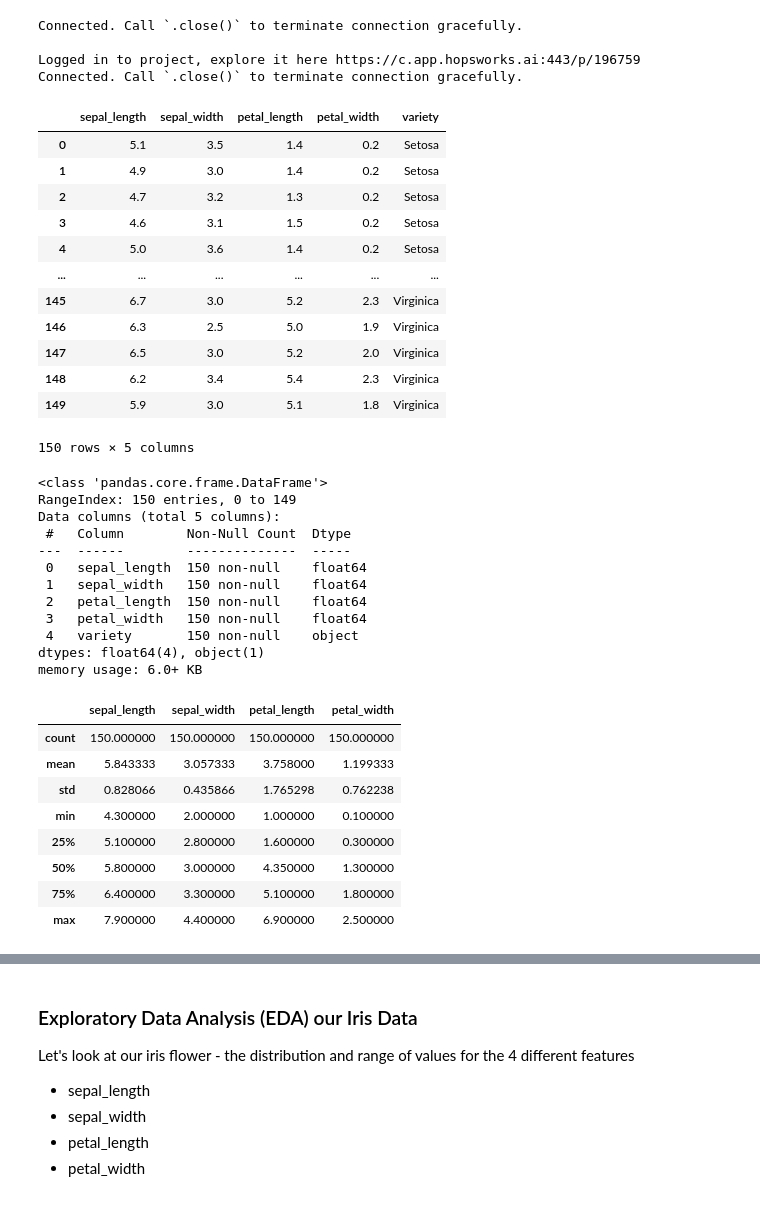
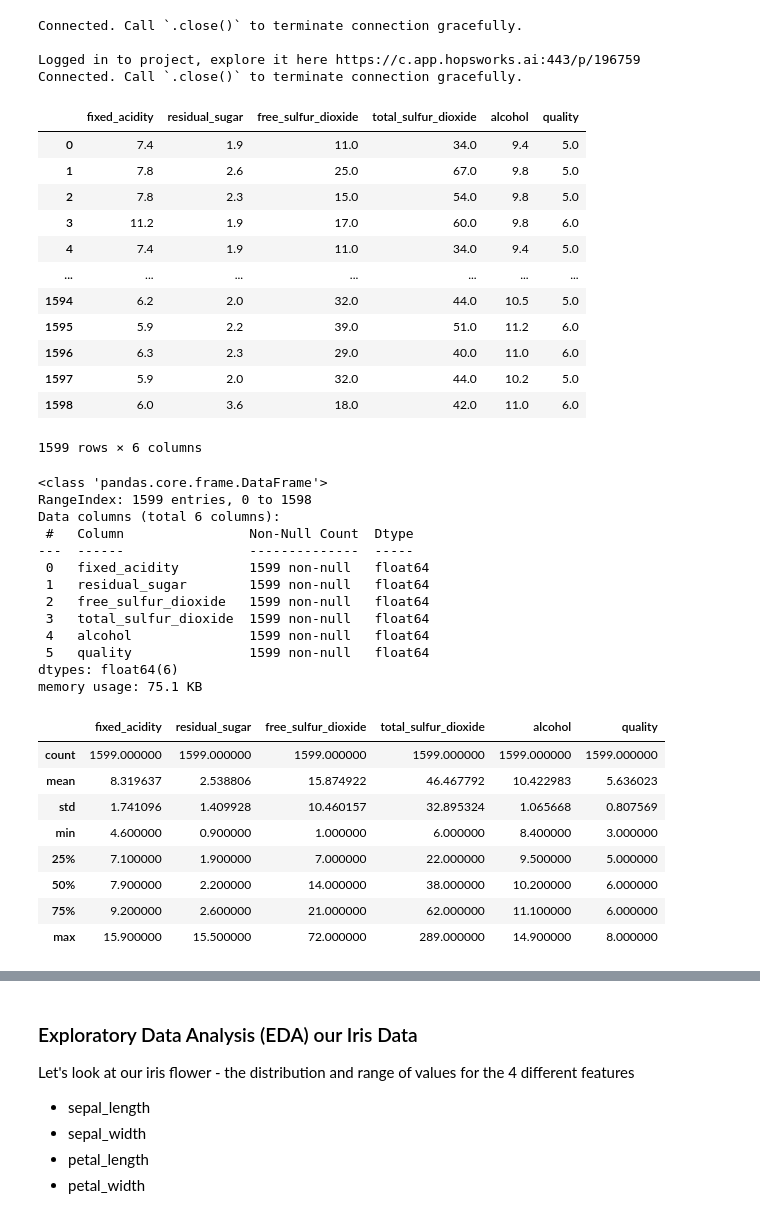
Before and after one commit to Epoxyra/id2223_lab1_wine, a Jupyter notebook: wine-eda-and-backfill-feature-group.ipynb, the cells around one changed output, grey strips where cells are left out. Cells and saved outputs as stored; diff of their text form; code cells hidden in the pictures.

```diff
--- a/wine-eda-and-backfill-feature-group.ipynb
+++ b/wine-eda-and-backfill-feature-group.ipynb
@@ -17,47 +17,49 @@ Connected. Call `.close()` to terminate connection gracefully.
 Logged in to project, explore it here https://c.app.hopsworks.ai:443/p/196759
 Connected. Call `.close()` to terminate connection gracefully.
 # %%
-iris_df = pd.read_csv("winequality-red.csv")
-iris_df
+wine_df = pd.read_csv("winequality-red.csv")
+wine_df['quality'] = wine_df['quality'].astype('float64')
+wine_df
 # %% [output]
-|  | sepal_length | sepal_width | petal_length | petal_width | variety |
-| 0 | 5.1 | 3.5 | 1.4 | 0.2 | Setosa |
-| 1 | 4.9 | 3.0 | 1.4 | 0.2 | Setosa |
-| 2 | 4.7 | 3.2 | 1.3 | 0.2 | Setosa |
-| 3 | 4.6 | 3.1 | 1.5 | 0.2 | Setosa |
-| 4 | 5.0 | 3.6 | 1.4 | 0.2 | Setosa |
-| ... | ... | ... | ... | ... | ... |
-| 145 | 6.7 | 3.0 | 5.2 | 2.3 | Virginica |
-| 146 | 6.3 | 2.5 | 5.0 | 1.9 | Virginica |
-| 147 | 6.5 | 3.0 | 5.2 | 2.0 | Virginica |
-| 148 | 6.2 | 3.4 | 5.4 | 2.3 | Virginica |
-| 149 | 5.9 | 3.0 | 5.1 | 1.8 | Virginica |
+|  | fixed_acidity | residual_sugar | free_sulfur_dioxide | total_sulfur_dioxide | alcohol | quality |
+| 0 | 7.4 | 1.9 | 11.0 | 34.0 | 9.4 | 5.0 |
+| 1 | 7.8 | 2.6 | 25.0 | 67.0 | 9.8 | 5.0 |
+| 2 | 7.8 | 2.3 | 15.0 | 54.0 | 9.8 | 5.0 |
+| 3 | 11.2 | 1.9 | 17.0 | 60.0 | 9.8 | 6.0 |
+| 4 | 7.4 | 1.9 | 11.0 | 34.0 | 9.4 | 5.0 |
+| ... | ... | ... | ... | ... | ... | ... |
+| 1594 | 6.2 | 2.0 | 32.0 | 44.0 | 10.5 | 5.0 |
+| 1595 | 5.9 | 2.2 | 39.0 | 51.0 | 11.2 | 6.0 |
+| 1596 | 6.3 | 2.3 | 29.0 | 40.0 | 11.0 | 6.0 |
+| 1597 | 5.9 | 2.0 | 32.0 | 44.0 | 10.2 | 5.0 |
+| 1598 | 6.0 | 3.6 | 18.0 | 42.0 | 11.0 | 6.0 |
-150 rows × 5 columns
+1599 rows × 6 columns
 # %%
-iris_df.info()
+wine_df.info()
 # %% [output]
 <class 'pandas.core.frame.DataFrame'>
-RangeIndex: 150 entries, 0 to 149
-Data columns (total 5 columns):
- #   Column        Non-Null Count  Dtype
----  ------        --------------  -----
- 0   sepal_length  150 non-null    float64
- 1   sepal_width   150 non-null    float64
- 2   petal_length  150 non-null    float64
- 3   petal_width   150 non-null    float64
- 4   variety       150 non-null    object
-dtypes: float64(4), object(1)
-memory usage: 6.0+ KB
+RangeIndex: 1599 entries, 0 to 1598
+Data columns (total 6 columns):
+ #   Column                Non-Null Count  Dtype
+---  ------                --------------  -----
+ 0   fixed_acidity         1599 non-null   float64
+ 1   residual_sugar        1599 non-null   float64
+ 2   free_sulfur_dioxide   1599 non-null   float64
+ 3   total_sulfur_dioxide  1599 non-null   float64
+ 4   alcohol               1599 non-null   float64
+ 5   quality               1599 non-null   float64
+dtypes: float64(6)
+memory usage: 75.1 KB
 # %%
-iris_df.describe()
+wine_df.describe()
 # %% [output]
-|  | sepal_length | sepal_width | petal_length | petal_width |
-| count | 150.000000 | 150.000000 | 150.000000 | 150.000000 |
-| mean | 5.843333 | 3.057333 | 3.758000 | 1.199333 |
-| std | 0.828066 | 0.435866 | 1.765298 | 0.762238 |
-| min | 4.300000 | 2.000000 | 1.000000 | 0.100000 |
-| 25% | 5.100000 | 2.800000 | 1.600000 | 0.300000 |
-| 50% | 5.800000 | 3.000000 | 4.350000 | 1.300000 |
-| 75% | 6.400000 | 3.300000 | 5.100000 | 1.800000 |
-| max | 7.900000 | 4.400000 | 6.900000 | 2.500000 |
+|  | fixed_acidity | residual_sugar | free_sulfur_dioxide | total_sulfur_dioxide | alcohol | quality |
+| count | 1599.000000 | 1599.000000 | 1599.000000 | 1599.000000 | 1599.000000 | 1599.000000 |
+| mean | 8.319637 | 2.538806 | 15.874922 | 46.467792 | 10.422983 | 5.636023 |
+| std | 1.741096 | 1.409928 | 10.460157 | 32.895324 | 1.065668 | 0.807569 |
+| min | 4.600000 | 0.900000 | 1.000000 | 6.000000 | 8.400000 | 3.000000 |
+| 25% | 7.100000 | 1.900000 | 7.000000 | 22.000000 | 9.500000 | 5.000000 |
+| 50% | 7.900000 | 2.200000 | 14.000000 | 38.000000 | 10.200000 | 6.000000 |
+| 75% | 9.200000 | 2.600000 | 21.000000 | 62.000000 | 11.100000 | 6.000000 |
+| max | 15.900000 | 15.500000 | 72.000000 | 289.000000 | 14.900000 | 8.000000 |
 # %%
```
Also changed, not shown: parts of 5 cells of this notebook.
